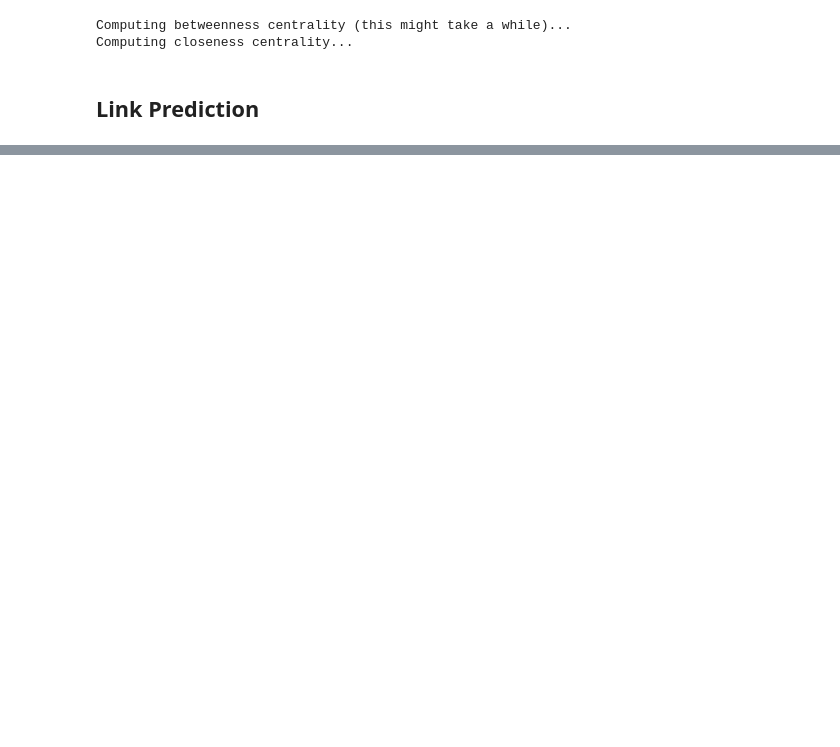
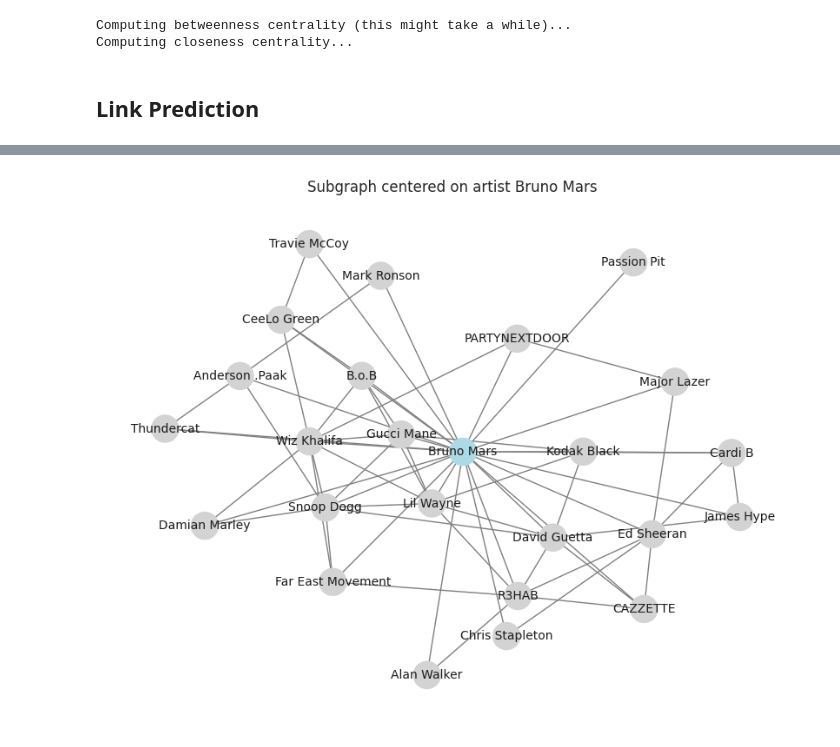
Before and after one commit to Jacky-KH-MOK/MSBD5008_PROJECT, a Jupyter notebook: PROJECT_CODE_Predict.ipynb, the cells around one changed output, grey strips where cells are left out. Cells and saved outputs as stored; diff of their text form; code cells hidden in the pictures; blank space fills up the shorter version.

Commit message:
updated prediction

```diff
--- a/PROJECT_CODE_Predict.ipynb
+++ b/PROJECT_CODE_Predict.ipynb
@@ -54,3 +47,0 @@ genre_list = pd.Series(all_gen).value_counts().head(500).index.to_list()
-# %%
-selected_nodes['genres'] = selected_nodes['genres'].apply(lambda x: re.findall(r"\'(.+?)\'", x))
-selected_nodes['genres'] = selected_nodes['genres'].apply(lambda full_list: [x for x in full_list if x in genre_list])
@@ -173,8 +71,7 @@ degree_centrality = nx.degree_centrality(G_lcc)
 # Calculate betweenness centrality (this might take some time)
 print("Computing betweenness centrality (this might take a while)...")
 # Use approximate betweenness with sampling for large networks
-k = min(1000, G_lcc.number_of_nodes())  # Number of sample nodes
-betweenness_centrality = nx.betweenness_centrality(G_lcc, k=k, normalized=True, seed=42)
+betweenness_centrality = nx.betweenness_centrality(G_lcc, k=1000, normalized=True, seed=42)
 
 # Calculate closeness centrality
 print("Computing closeness centrality...")
@@ -207,12 +104,5 @@ import random
 # Check if CUDA is available
 device = torch.device('cuda' if torch.cuda.is_available() else 'cpu')
 print(f"Using device: {device}")
-
-print("Preparing data for link prediction...")
-
-# Use a smaller subgraph for computational efficiency
-top_nodes = list(centrality_df.sort_values('Degree Centrality', ascending=False).head(1000)['Node'])
-subgraph = G_lcc.subgraph(top_nodes).copy()
-print(f"Using a subgraph with {subgraph.number_of_nodes()} nodes and {subgraph.number_of_edges()} edges")
 # %% [output]
 Using device: cpu
@@ -525,0 +410,28 @@ plt.show()
+# %%
+def show_artist(node_id):
+    display(selected_nodes.query("spotify_id == @node_id"))
+    target_node = node_id
+    # Find the row in selected_nodes where spotify_id matches node_id
+    subgraph = nx.ego_graph(G_lcc, target_node, radius=1)
+
+    # Plot the subgraph
+    plt.figure(figsize=(12, 8))
+    pos = nx.spring_layout(subgraph)  # Layout for visualization
+
+    # Draw node labels using the Artist Name
+    id_to_name = dict(zip(selected_nodes['spotify_id'], selected_nodes['name']))
+    labels = {node: id_to_name.get(node, node) for node in subgraph.nodes()}
+
+    # Draw the subgraph
+    nx.draw(
+        subgraph,
+        pos,
+        labels=labels,
+        node_color=['lightblue' if n == target_node else 'lightgray' for n in subgraph.nodes()],
+        node_size=500,
+        font_size=8,
+        edge_color='gray'
+    )
+
+    plt.title(f"Subgraph centered on artist {labels[target_node]}")
+    plt.show()
@@ -525,0 +445,3 @@ plt.show()
+# %%
+show_artist('0du5cEVh5yTK9QJze8zA0C')
+# %% [output]
@@ -525,0 +450 @@ plt.show()
+[figure, added]
```
Also changed, not shown: parts of 34 cells of this notebook.
